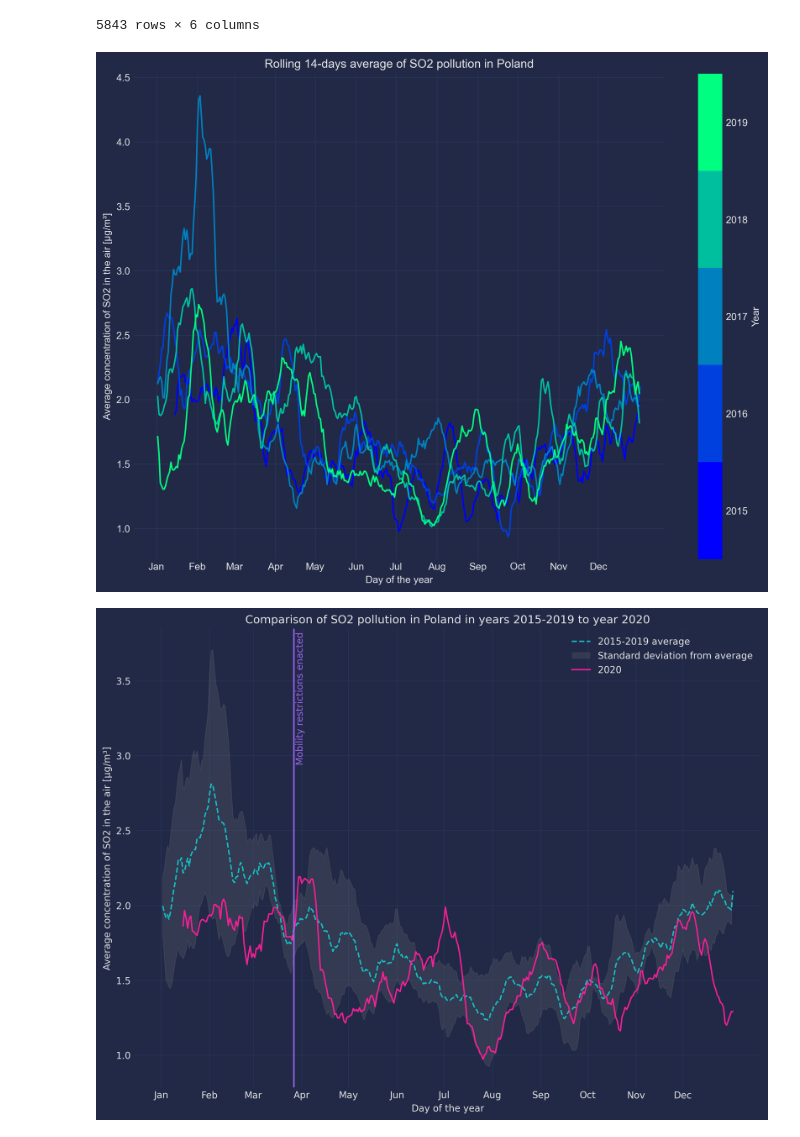
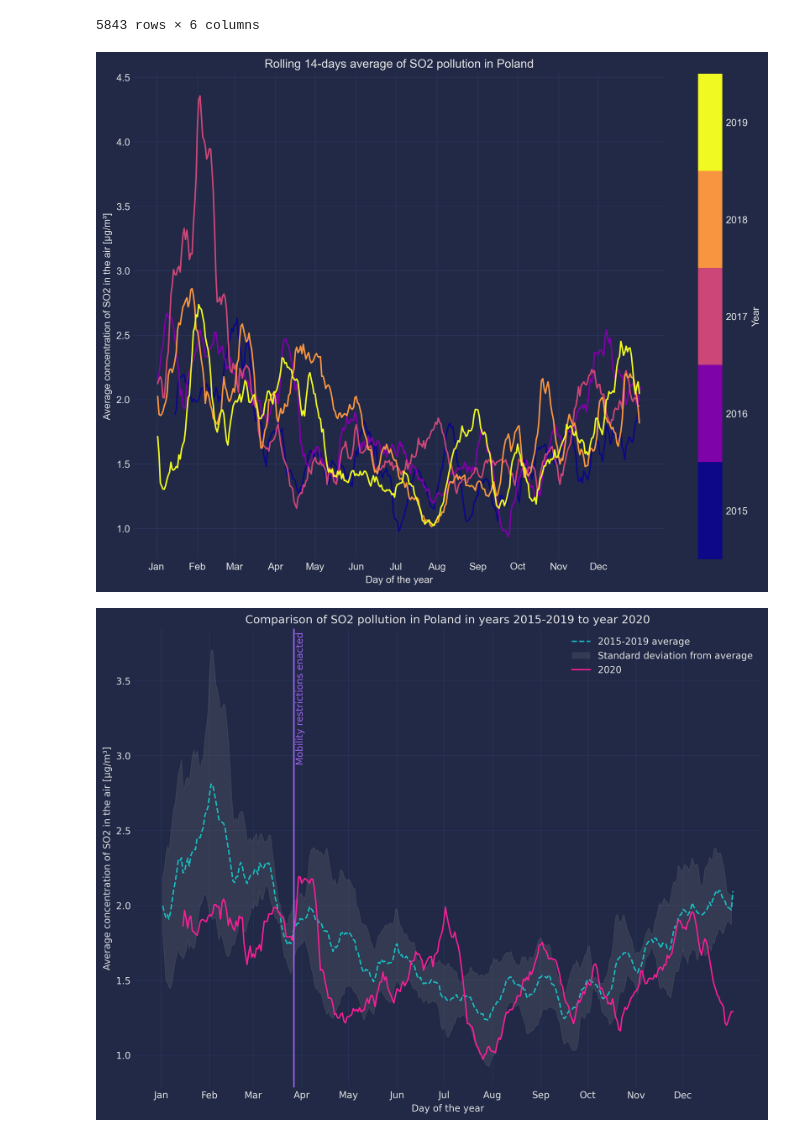
Before and after one commit to DominikRafacz/polish-air-quality-data-analysis, a Jupyter notebook: mock_plots.ipynb, the cells around one changed output. Drawn from its saved outputs; the diff is of its cells as text; code cells hidden in the pictures.

```diff
--- a/mock_plots.ipynb
+++ b/mock_plots.ipynb
@@ -48,28 +48,28 @@ yearly_data = {year: daily_rolled_means_historical[daily_rolled_means_historical
 # %%
 with plt.style.context(style_url):
     fig, ax = plt.subplots(figsize=(12, 9), dpi=300)
 
-    colormap = plt.get_cmap('winter', len(years_historical))
+    colormap = plt.get_cmap('plasma', lut=len(years_historical))
 
     norm = mpl.colors.Normalize(vmin=min(years_historical), vmax=max(years_historical) + 1)
     sm = mpl.cm.ScalarMappable(norm=norm, cmap=colormap)
 
     for i, year in enumerate(years_historical):
         ax.plot(yearly_data[year].index.dayofyear, yearly_data[year].measurement, color=colormap(i))
 
     ax.set_title('Rolling 14-days average of SO2 pollution in Poland')
     ax.set_xlabel('Day of the year')
     ax.set_ylabel('Average concentration of SO2 in the air [μg/m³]')
     ax.set_xticks([0, 31, 59, 90, 120, 151, 181, 212, 243, 273, 304, 334])
     ax.set_xticklabels(['Jan', 'Feb', 'Mar', 'Apr', 'May', 'Jun', 'Jul', 'Aug', 'Sep', 'Oct', 'Nov', 'Dec'])
 
     colorbar = fig.colorbar(sm, ticks=years_historical, label='Year')
     colorbar.set_ticks([year + 0.5 for year in years_historical])
     colorbar.set_ticklabels(years_historical)
 
     plt.show()
 # %% [output]
-[figure, old version]
+[figure, new version]
 # %%
 over_years_average = daily_rolled_means_historical.groupby(daily_rolled_means_historical.index.dayofyear) \
     .agg({'measurement': [np.nanmean, np.nanstd]})
```
Also changed, not shown: parts of 3 cells of this notebook, 5 other files.
